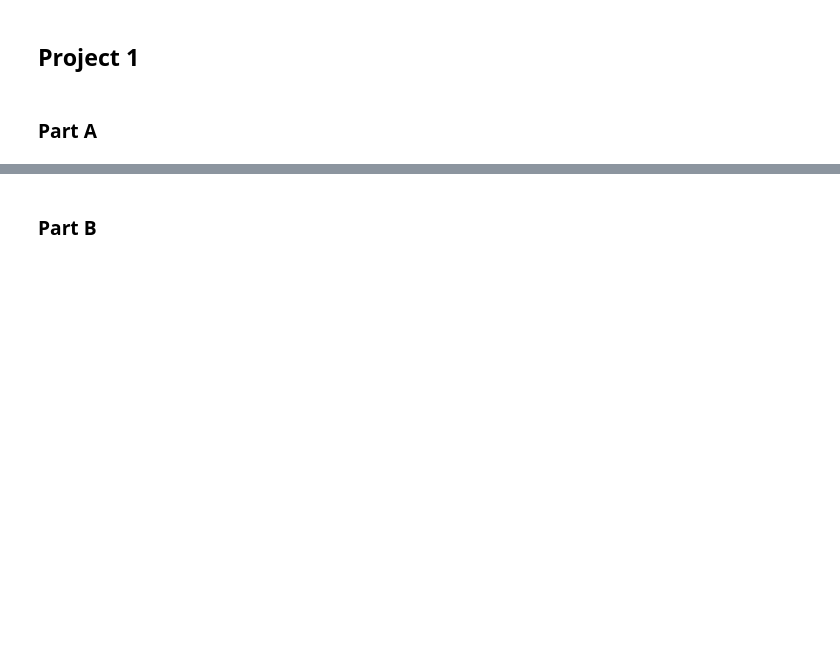
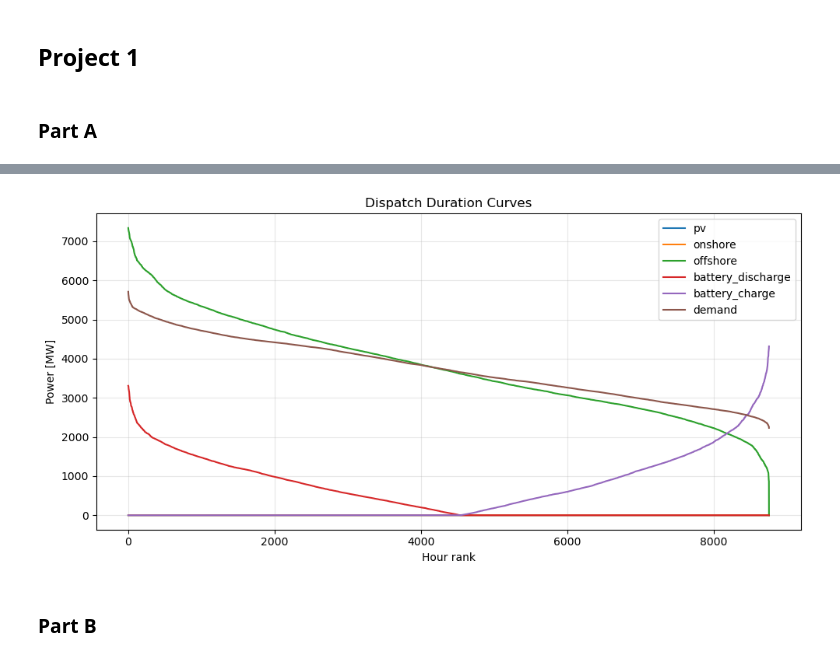
Before and after one commit to martinsiitam/ieg-spring-2026, a Jupyter notebook: src/project1.ipynb, the cells around one changed output, grey strips where cells are left out. Saved outputs shown, nothing was run; the diff lists cells and outputs as text; code cells hidden in the pictures; blank space fills up the shorter version.

```diff
--- a/src/project1.ipynb
+++ b/src/project1.ipynb
@@ -118,3 +296,26 @@ Objective value: 4033330214.315793
+# %%
+duration_df = pd.DataFrame({
+    "pv": dispatch_df["pv"].sort_values(ascending=False).values,
+    "onshore": dispatch_df["onshore"].sort_values(ascending=False).values,
+    "offshore": dispatch_df["offshore"].sort_values(ascending=False).values,
+    "battery_discharge": dispatch_df["battery_discharge"].sort_values(ascending=False).values,
+    "battery_charge": -dispatch_df["battery_charge"].sort_values(ascending=False).values,
+    "demand": dispatch_df["demand"].sort_values(ascending=False).values,
+})
+
+fig, ax = plt.subplots(figsize=(10, 5))
+
+duration_df.plot(ax=ax)
+
+ax.set_title("Dispatch Duration Curves")
+ax.set_xlabel("Hour rank")
+ax.set_ylabel("Power [MW]")
+ax.grid(alpha=0.3)
+
+plt.tight_layout()
+plt.show()
+# %% [output]
+[figure, added]
 # %% [markdown]
 ### Part B
 # %%
```
Also changed, not shown: parts of 6 cells of this notebook.
